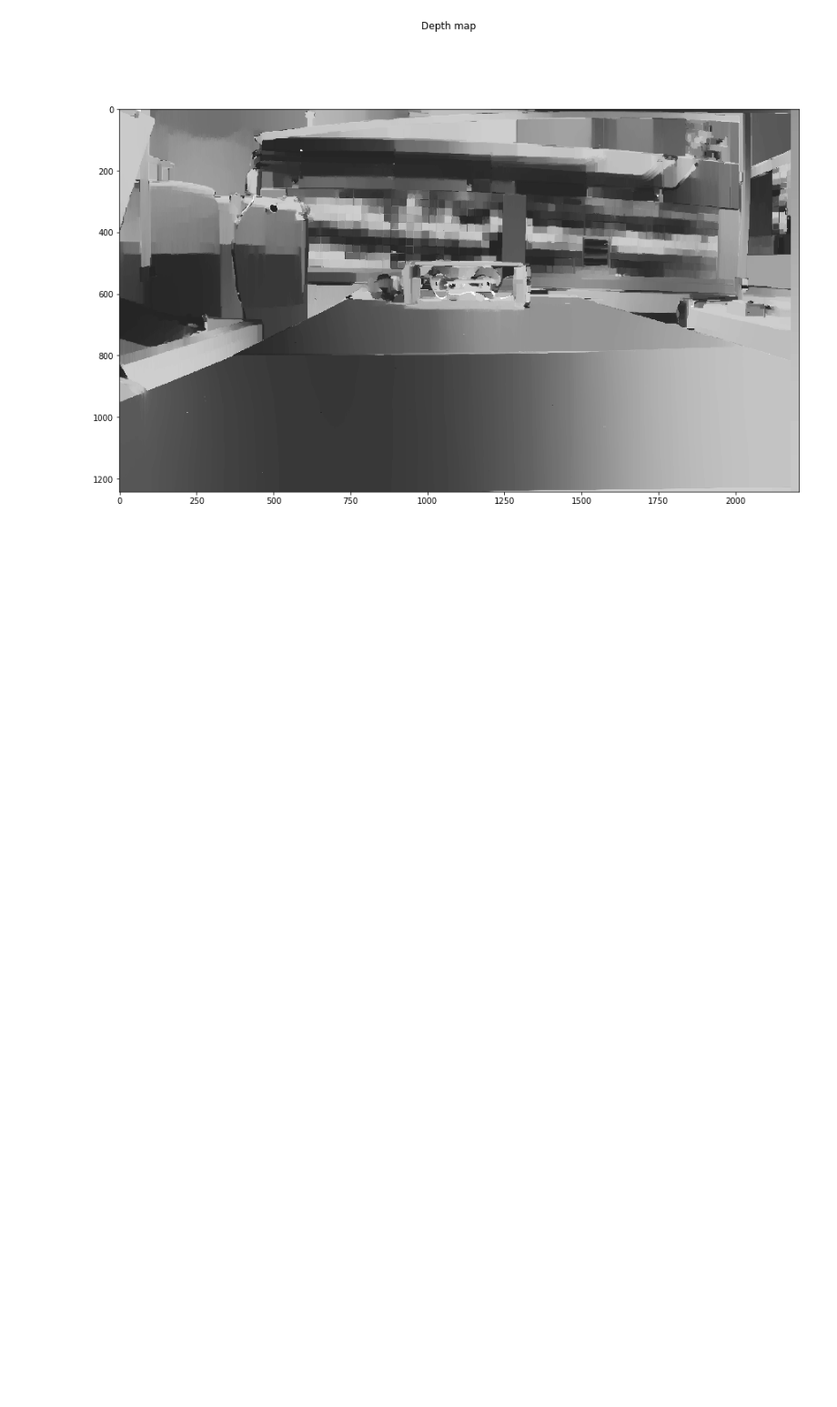
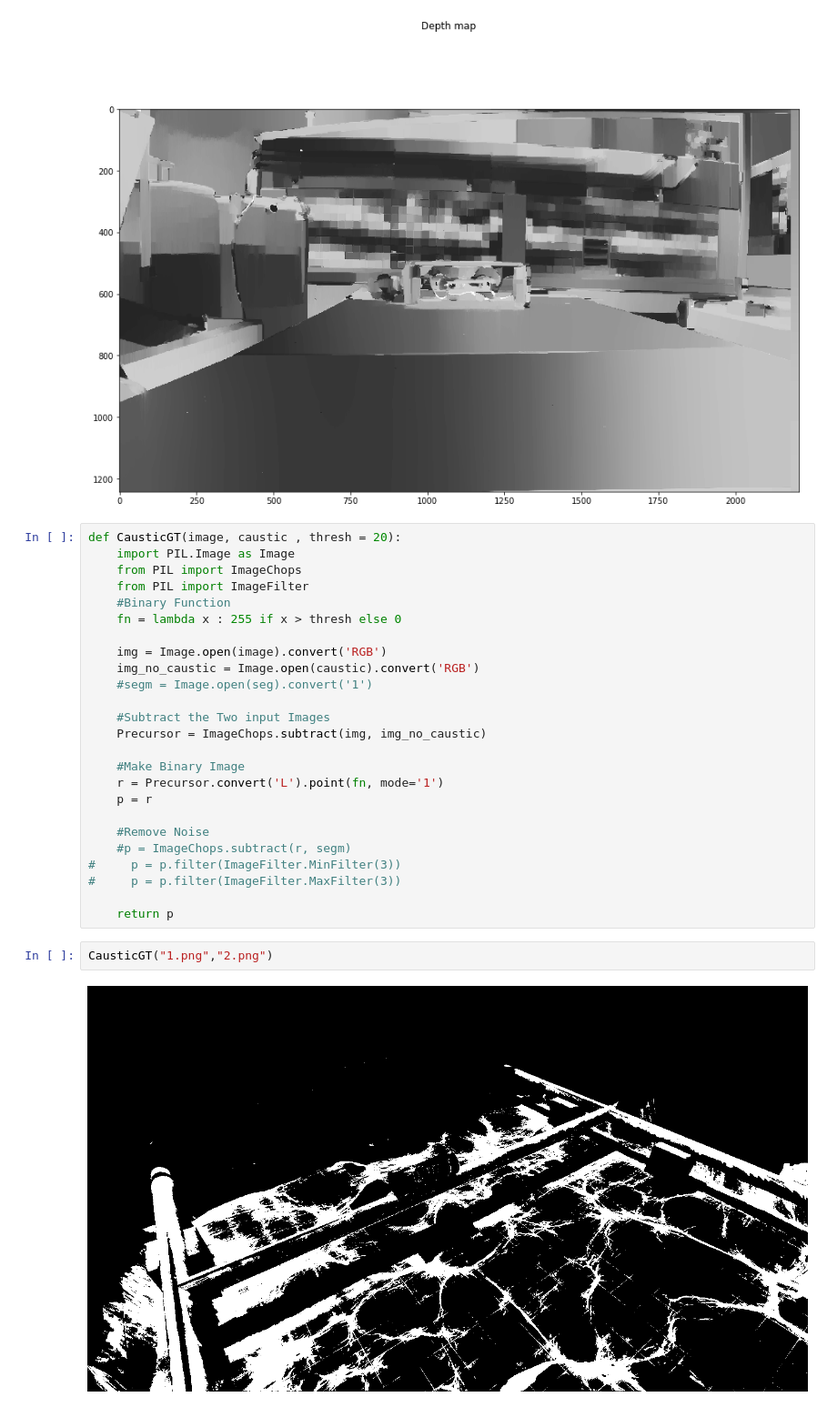
Before and after one commit to MMehdiMousavi/Rectify, a Jupyter notebook: Rectify.ipynb, the cells around one changed output. Shown at 91% size. Saved outputs shown, nothing was run; the diff lists cells and outputs as text; blank space fills up the shorter version.

Commit message:
adding caustics GT

```diff
--- a/Rectify.ipynb
+++ b/Rectify.ipynb
@@ -218,3 +218,32 @@ plt.show()
 #cv.imwrite(filename+"_depth.png", 255-depth)
 # %% [output]
 [figure]
+# %%
+def CausticGT(image, caustic , thresh = 20):
+    import PIL.Image as Image
+    from PIL import ImageChops
+    from PIL import ImageFilter
+    #Binary Function
+    fn = lambda x : 255 if x > thresh else 0
+
+    img = Image.open(image).convert('RGB')
+    img_no_caustic = Image.open(caustic).convert('RGB')
+    #segm = Image.open(seg).convert('1')
+
+    #Subtract the Two input Images
+    Precursor = ImageChops.subtract(img, img_no_caustic)
+
+    #Make Binary Image
+    r = Precursor.convert('L').point(fn, mode='1')
+    p = r
+
+    #Remove Noise
+    #p = ImageChops.subtract(r, segm)
+#     p = p.filter(ImageFilter.MinFilter(3))
+#     p = p.filter(ImageFilter.MaxFilter(3))
+
+    return p
+# %%
+CausticGT("1.png","2.png")
+# %% [output]
+[figure, added]
```
Also changed, not shown: parts of 3 cells of this notebook, 4 other files.
